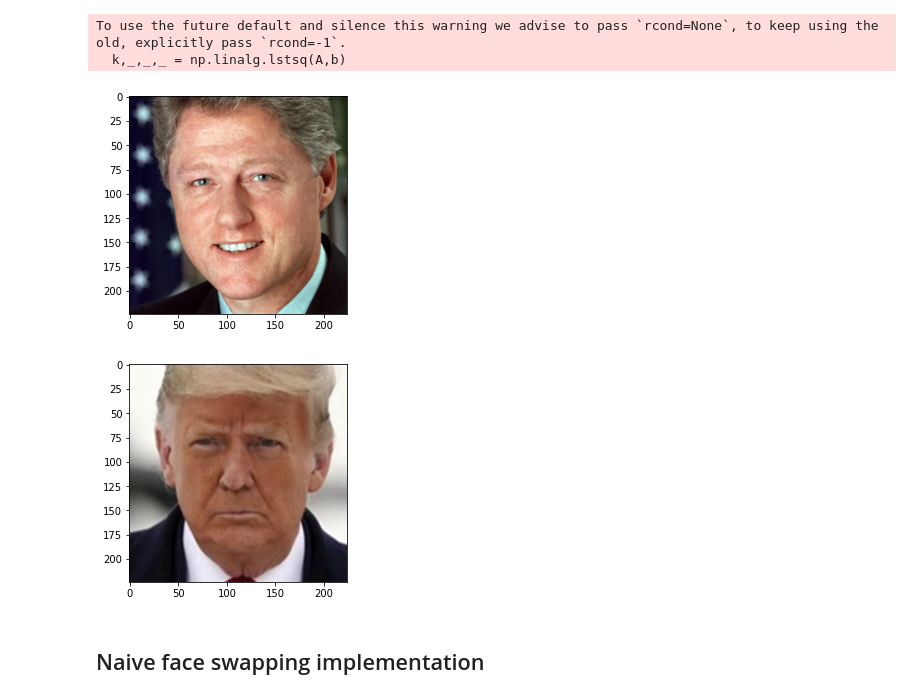
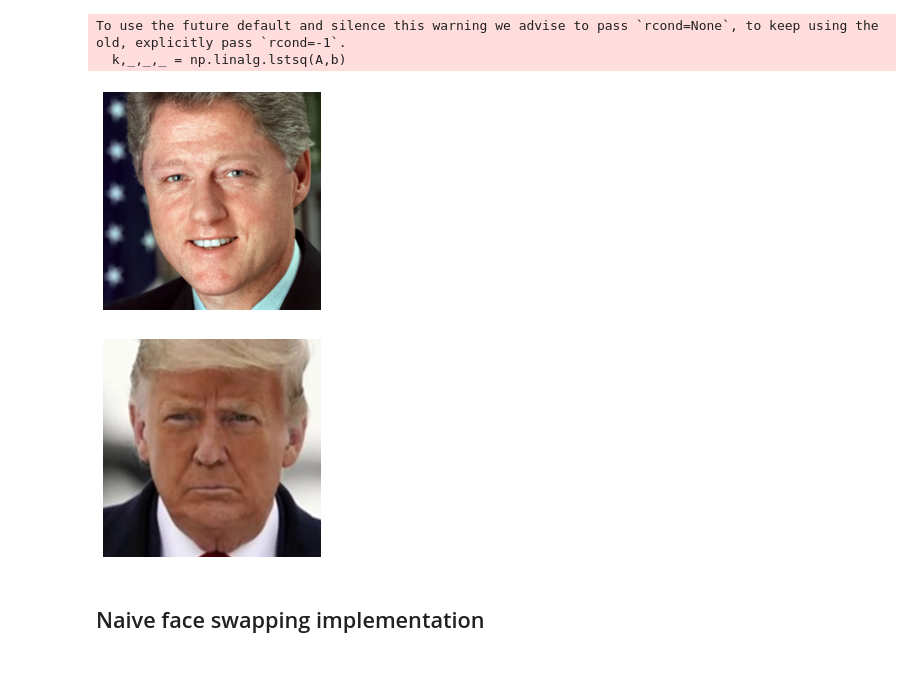
Before and after one commit to OlegBEZb/CV2_UVA_assignments, a Jupyter notebook: assignment3/src/DeepLearningBasedFaceSwap.ipynb, the cells around one changed output. Drawn from its saved outputs; the diff is of its cells as text; code cells hidden in the pictures; blank space fills up the shorter version.

```diff
--- a/assignment3/src/DeepLearningBasedFaceSwap.ipynb
+++ b/assignment3/src/DeepLearningBasedFaceSwap.ipynb
@@ -179,6 +206,7 @@ def visualize_landmarks(img, landmarks, radius=2):
     y = int(y)
     new_img[max(0,y-radius):min(h-1,y+radius),max(0,x-radius):min(w-1,x+radius)] = (255, 0, 0)
   plt.imshow(new_img[...,::-1])
+  plt.axis('off')
   plt.show()
 # %% [markdown]
 If you don't see any blue points, increase the radius parameter.
@@ -193,2 +221,9 @@ visualize_landmarks(bg, bg_landmarks, radius=2)
 # %% [markdown]
 **Exercise 1:** Face landmark detection is quite a challenging task on extreme boundary cases (with extreme pose, expression, or lighting). Try out with different images to evaluate the robustness of the landmark detection algorithm.
+# %%
+import glob
+path = "/content/gdrive/MyDrive/Pictures Ass3 CV2 - possible/*.*"
+for i, file in enumerate(glob.glob(path)):
+  fg = cv2.imread(file)
+  fg_landmarks = predict_landmarks(fg)
+  visualize_landmarks(fg, fg_landmarks, radius=15)
@@ -194,0 +244,5 @@ visualize_landmarks(bg, bg_landmarks, radius=2)
+# %%
+path = "/content/gdrive/MyDrive/Pictures Ass3 CV2 - not possible/*.*"
+for file in glob.glob(path):
+  fg = cv2.imread(file)
+  visualize_landmarks(fg, [], radius=15)
@@ -222,13 +280,17 @@ To use the future default and silence this warning we advise to pass `rcond=None
   k,_,_,_ = np.linalg.lstsq(A,b)
 # %%
 plt.imshow(fg_cropped[0, ..., ::-1])
+plt.axis("off")
+plt.savefig(f"/content/gdrive/MyDrive/faceswaps/mm/cropped_fg", bbox_inches='tight')
 plt.show()
 
 plt.imshow(bg_cropped[0, ..., ::-1])
+plt.axis("off")
+plt.savefig(f"/content/gdrive/MyDrive/faceswaps/mm/cropped_bg", bbox_inches='tight')
 plt.show()
 # %% [output]
-[figure, old version]
+[figure, new version]
-[figure, old version]
+[figure, new version]
 # %% [markdown]
 ## Naive face swapping implementation
 # %% [markdown]
```
Also changed, not shown: parts of 31 cells of this notebook, 6 other files.
